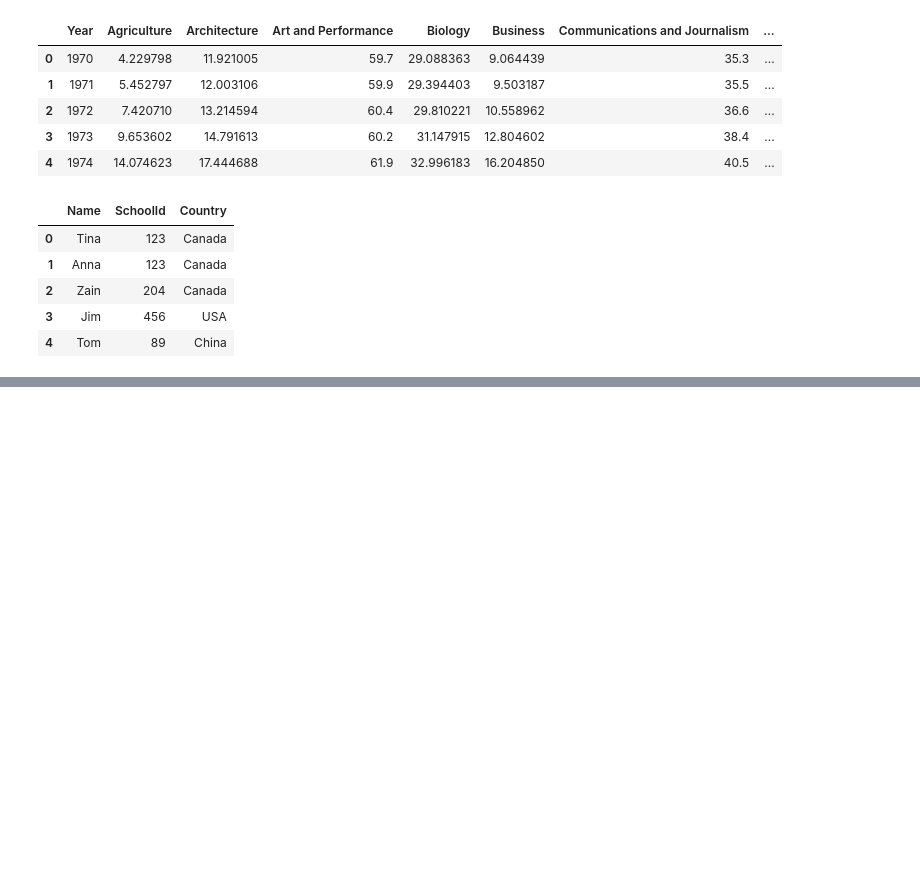
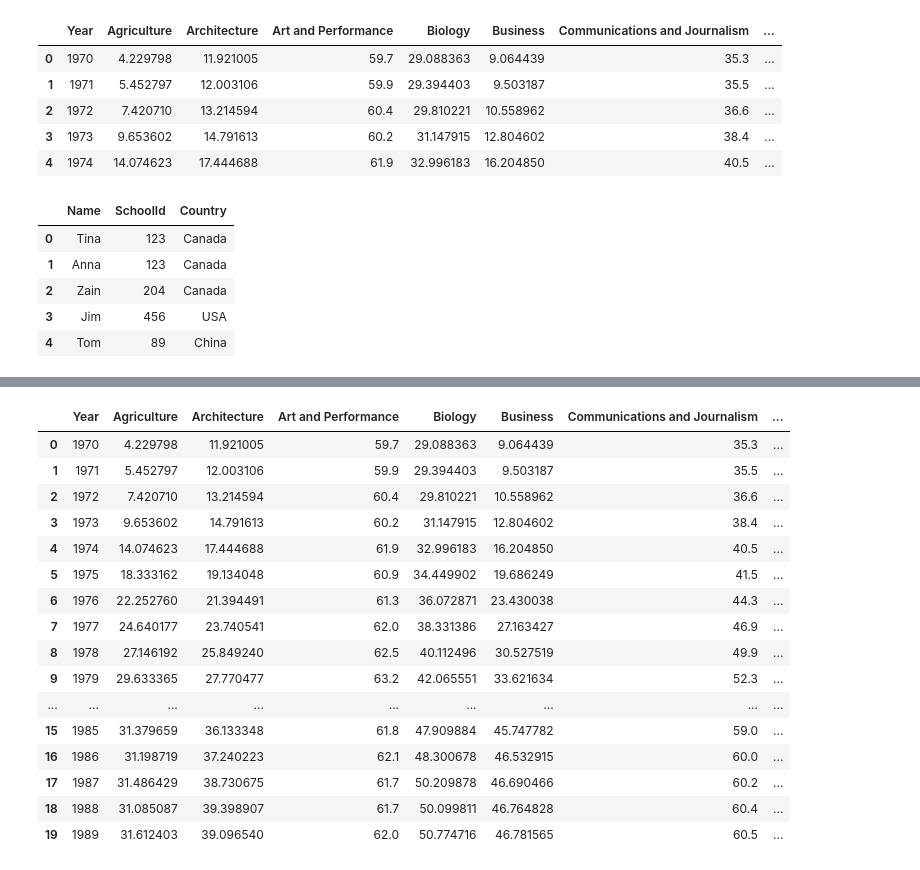
Before and after one commit to hectorherreraespinola/EDA_FreeCodeCamp, a Jupyter notebook: EDA.ipynb, the cells around one changed output, grey strips where cells are left out. Cells and saved outputs as stored; diff of their text form; code cells hidden in the pictures; blank space fills up the shorter version.

Commit message:
DataExploration

```diff
--- a/EDA.ipynb
+++ b/EDA.ipynb
@@ -35,0 +49,21 @@ import sqlite3
+# %%
+#You can choose how many rows
+data_csv.head(20) #20 rows
+# %% [output]
+|  | Year | Agriculture | Architecture | Art and Performance | Biology | Business | Communications and Journalism | ... |
+| 0 | 1970 | 4.229798 | 11.921005 | 59.7 | 29.088363 | 9.064439 | 35.3 | ... |
+| 1 | 1971 | 5.452797 | 12.003106 | 59.9 | 29.394403 | 9.503187 | 35.5 | ... |
+| 2 | 1972 | 7.420710 | 13.214594 | 60.4 | 29.810221 | 10.558962 | 36.6 | ... |
+| 3 | 1973 | 9.653602 | 14.791613 | 60.2 | 31.147915 | 12.804602 | 38.4 | ... |
+| 4 | 1974 | 14.074623 | 17.444688 | 61.9 | 32.996183 | 16.204850 | 40.5 | ... |
+| 5 | 1975 | 18.333162 | 19.134048 | 60.9 | 34.449902 | 19.686249 | 41.5 | ... |
+| 6 | 1976 | 22.252760 | 21.394491 | 61.3 | 36.072871 | 23.430038 | 44.3 | ... |
+| 7 | 1977 | 24.640177 | 23.740541 | 62.0 | 38.331386 | 27.163427 | 46.9 | ... |
+| 8 | 1978 | 27.146192 | 25.849240 | 62.5 | 40.112496 | 30.527519 | 49.9 | ... |
+| 9 | 1979 | 29.633365 | 27.770477 | 63.2 | 42.065551 | 33.621634 | 52.3 | ... |
+| ... | ... | ... | ... | ... | ... | ... | ... | ... |
+| 15 | 1985 | 31.379659 | 36.133348 | 61.8 | 47.909884 | 45.747782 | 59.0 | ... |
+| 16 | 1986 | 31.198719 | 37.240223 | 62.1 | 48.300678 | 46.532915 | 60.0 | ... |
+| 17 | 1987 | 31.486429 | 38.730675 | 61.7 | 50.209878 | 46.690466 | 60.2 | ... |
+| 18 | 1988 | 31.085087 | 39.398907 | 61.7 | 50.099811 | 46.764828 | 60.4 | ... |
+| 19 | 1989 | 31.612403 | 39.096540 | 62.0 | 50.774716 | 46.781565 | 60.5 | ... |
```
Also changed, not shown: parts of 15 cells of this notebook.
